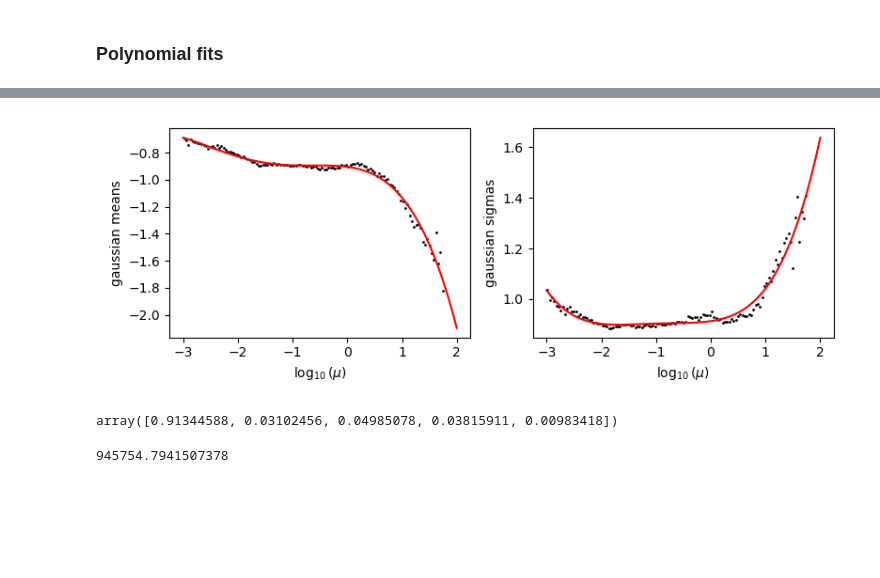
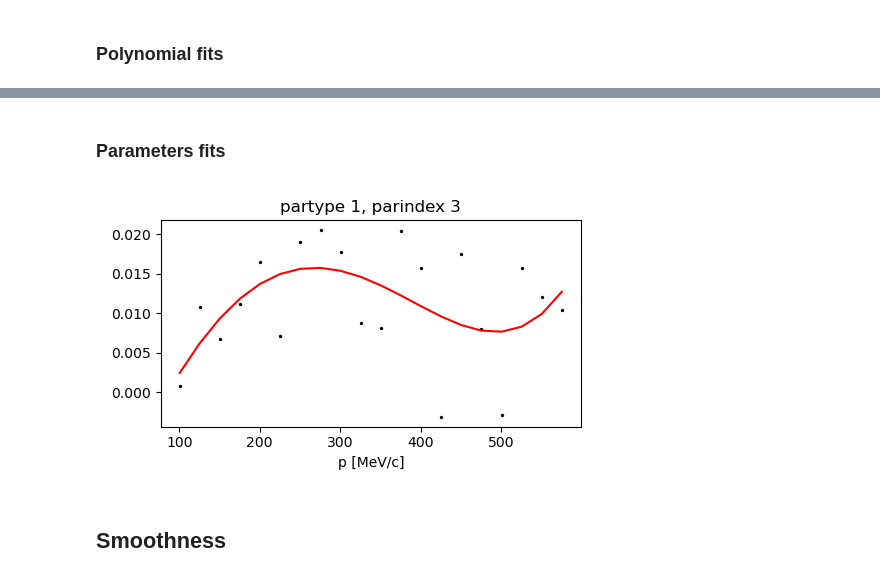
Before and after one commit to lolorestrepo/WCSimFQTuningTools, a Jupyter notebook: Time/PyfiTQun/Analysis/fits_hdf.ipynb, the cells around one changed output, grey strips where cells are left out. Drawn from its saved outputs; the diff is of its cells as text; code cells hidden in the pictures; blank space fills up the shorter version.

```diff
--- a/Time/PyfiTQun/Analysis/fits_hdf.ipynb
+++ b/Time/PyfiTQun/Analysis/fits_hdf.ipynb
@@ -84,27 +88,23 @@ plt.tight_layout()
-# %%
-μsx = np.linspace(μbins[0], μbins[-1], 100)
-# μsx = np.linspace(-100., μbins[-1], 100)
-
-plt.figure(figsize=(8, 3))
-
-for i, param_type in enumerate(["means", "sigmas"]):
-
-    plt.subplot(1, 2, i+1)
-    plt.scatter(μs, gaussian_fits[i][pindex], s=1, color="k")
-    poly_params = polynomial_fits[i][pindex]
-    plt.plot(μsx, np.poly1d(np.flip(poly_params))(μsx), color="r")
-
-    plt.xlabel(r"$\log_{10}(\mu)$")
-    plt.ylabel(f"gaussian {param_type}")
-
-plt.tight_layout()
-# %% [output]
-[figure, removed]
-# %%
-polynomial_fits[1][pindex]
-# %% [output]
-array([0.91344588, 0.03102456, 0.04985078, 0.03815911, 0.00983418])
-# %%
-np.poly1d(np.flip(polynomial_fits[1][pindex]))(-100)
-# %% [output]
-945754.7941507378
+# %% [markdown]
+### Parameters fits
+# %%
+partype = 1
+
+with tb.open_file(filename) as f:
+    if   partype == 0: parameters = getattr(f.root.parameter_fits,  "means").read()
+    elif partype == 1: parameters = getattr(f.root.parameter_fits, "sigmas").read()
+# %%
+pari = np.random.randint(5)
+
+plt.figure(figsize=[5, 3])
+plt.title(f"partype {partype}, parindex {pari}")
+plt.scatter(ps, polynomial_fits[partype][:, pari], s=2, color="k")
+
+pol = np.poly1d(np.flip(parameters[pari]))
+plt.plot(ps, pol(ps), color="r")
+plt.xlabel("p [MeV/c]")
+plt.tight_layout()
+# %% [output]
+[figure, added]
+# %% [markdown]
+## Smoothness
```
Also changed, not shown: parts of 6 cells of this notebook, 10 other files.
